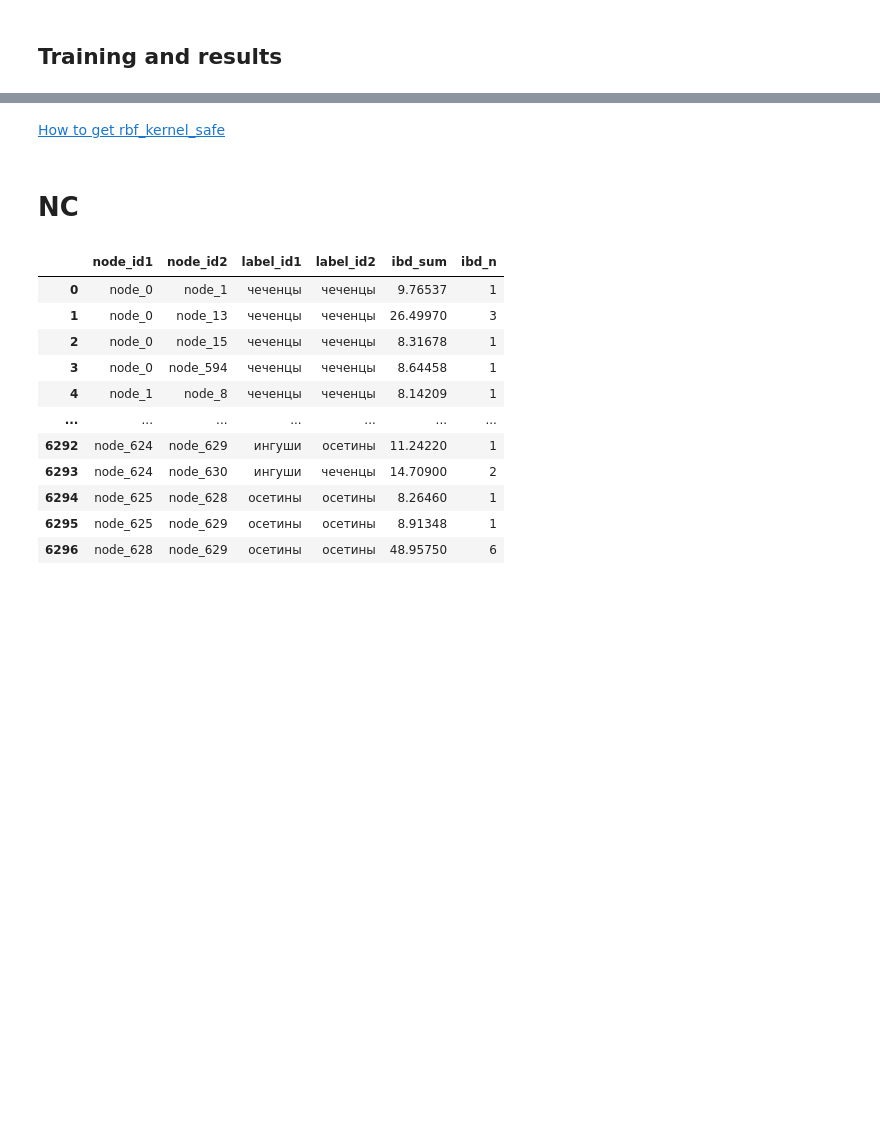
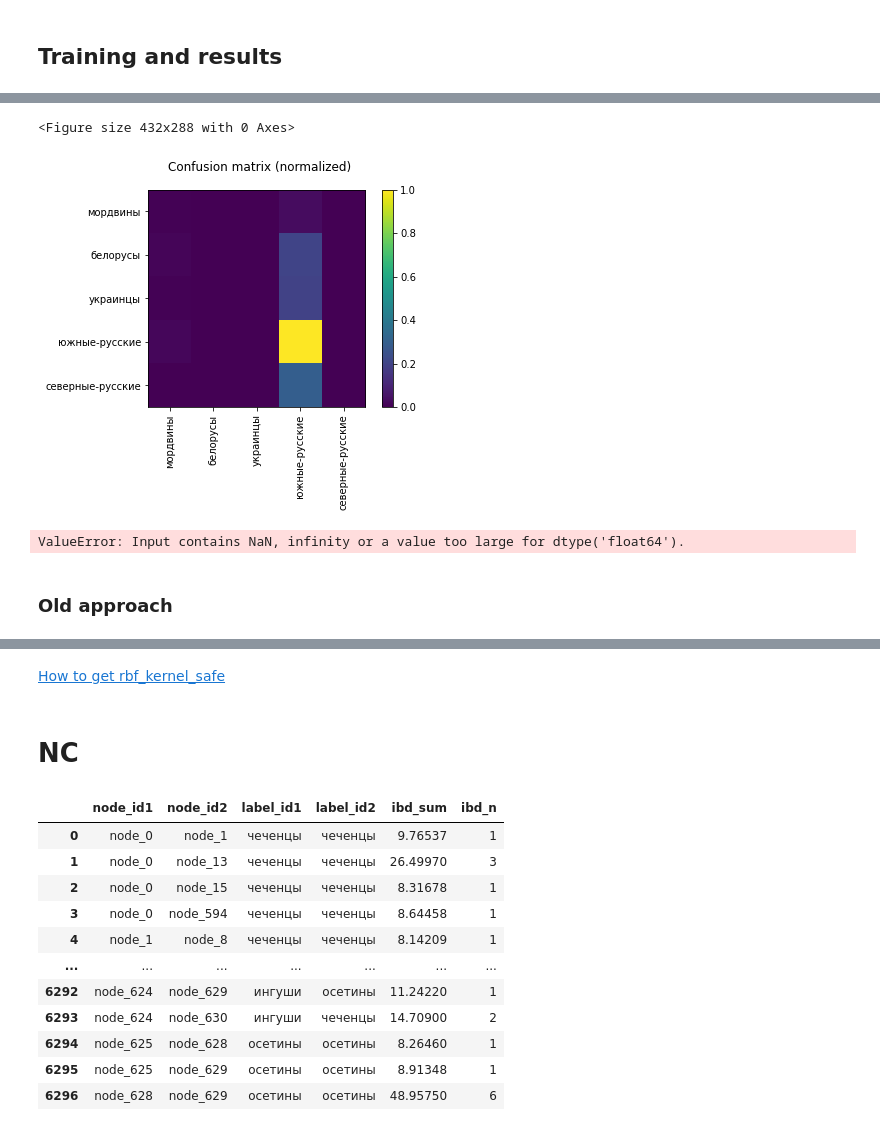
Before and after one commit to alexeyshmelev/genotek-nationality-analysis, a Jupyter notebook: genotek.ipynb, the cells around one changed output, grey strips where cells are left out. Cells and saved outputs as stored; diff of their text form; code cells hidden in the pictures; blank space fills up the shorter version.

```diff
--- a/genotek.ipynb
+++ b/genotek.ipynb
@@ -61,0 +142,66 @@ print(all_types_dict)
+# %%
+inputs = np.zeros((num, num))
+names = ['?' for i in range(num)]
+for i, n in enumerate(df['node_id1']):
+    row = int(n.split('_')[1])
+    col = int(df['node_id2'][i].split('_')[1])
+    names[row] = n
+    names[col] = df['node_id2'][i]
+    inputs[row, col] = df['ibd_sum'][i]
+    inputs[col, row] = df['ibd_sum'][i]
+
+targets = get_targets(df, 0.9, names)
+
+label_prop_model = LabelSpreading(kernel='rbf', n_neighbors=10, max_iter=10000, tol=1e-3, n_jobs=-1, gamma=0.0005)
+label_prop_model.fit(inputs, targets)
+predicted = label_prop_model.predict(inputs)
+
+print(predicted)
+
+##############################
+
+unlabeled_targets = np.array(targets) == -1
+
+targets = np.array(get_targets(df, 2, names)) # second number - whatever number > 1 because we need to select all data
+
+print(classification_report(targets[unlabeled_targets], predicted[unlabeled_targets]))
+cr = classification_report(targets[unlabeled_targets], predicted[unlabeled_targets], output_dict=True)
+
+cm = confusion_matrix(targets[unlabeled_targets], predicted[unlabeled_targets], labels=label_prop_model.classes_)
+print(cm)
+
+plt.clf()
+fig, ax = plt.subplots(1, 1)
+img = ax.imshow(cm/np.max(cm))
+ax.set_xticks([i for i in range(5)])
+ax.set_xticklabels(all_types_dict.keys(), rotation = 90)
+ax.set_yticks([i for i in range(5)])
+ax.set_yticklabels(all_types_dict.keys())
+fig.colorbar(img)
+fig.suptitle("Confusion matrix (normalized)")
+plt.savefig(r"C:\HSE\genotek\cm_cr.png", bbox_inches="tight")
+plt.show()
+
+for i in range(5):
+    fpr, tpr, _ = metrics.roc_curve(targets[unlabeled_targets],  label_prop_model.predict_proba(inputs)[:, i][unlabeled_targets], pos_label=i)
+    pre, rec, _ = metrics.precision_recall_curve(targets[unlabeled_targets],  label_prop_model.predict_proba(inputs)[:, i][unlabeled_targets], pos_label=i)
+
+    plt.clf()
+    plt.title('Precision / Recall for ' + list(all_types_dict.keys())[i])
+    plt.plot(rec, pre)
+    plt.plot(cr[str(i)]['recall'], cr[str(i)]['precision'], 'ro')
+    plt.ylabel('Precision')
+    plt.xlabel('Recall')
+    plt.savefig(rf"C:\HSE\genotek\precision_recall_curves_{list(all_types_dict.keys())[i]}.png", bbox_inches="tight")
+    plt.show()
+
+    plt.clf()
+    plt.title('TPR / FPR for ' + list(all_types_dict.keys())[i])
+    plt.plot(fpr, tpr, label="ROC curve (area = %0.2f)" % metrics.auc(fpr, tpr), color="darkorange")
+    plt.plot([0, 1], [0, 1], color="navy", lw=2, linestyle="--")
+    plt.ylabel('TPR')
+    plt.xlabel('FPR')
+    plt.legend(loc="lower right")
+    plt.savefig(rf"C:\HSE\genotek\roc_{list(all_types_dict.keys())[i]}.png", bbox_inches="tight")
+    plt.show()
+# %% [output]
@@ -62,3 +226,8 @@ print(all_types_dict)
+<Figure size 432x288 with 0 Axes>
+[figure, added]
+ValueError: Input contains NaN, infinity or a value too large for dtype('float64').
+# %% [markdown]
+### Old approach
 # %%
 def get_dataset(df, cond):
     types = df['label_id1'].unique().tolist()
```
Also changed, not shown: parts of 53 cells of this notebook.
